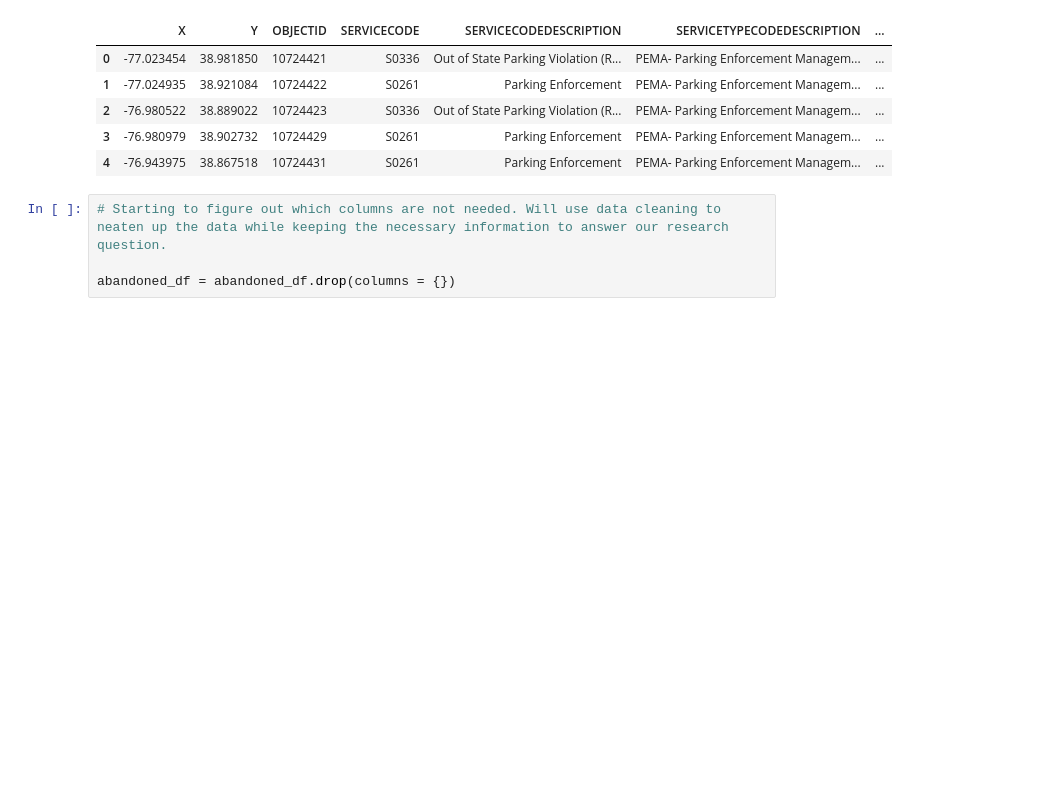
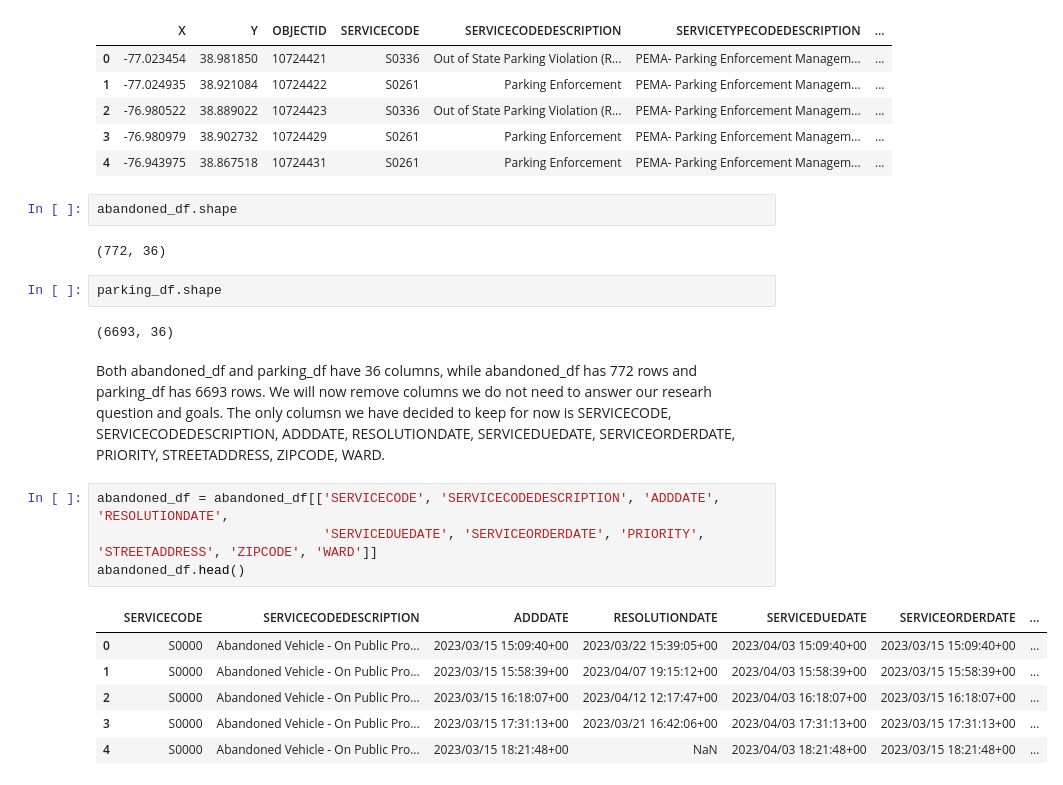
Before and after one commit to MarioVA1/INST447FinalProject, a Jupyter notebook: INST477_Final_Project.ipynb, the cells around one changed output. Drawn from its saved outputs; the diff is of its cells as text; blank space fills up the shorter version.

Commit message:
Getting started. Some cleaning steps.

```diff
--- a/INST477_Final_Project.ipynb
+++ b/INST477_Final_Project.ipynb
@@ -86,7 +86,24 @@ parking_df.head()
 | 2 | -76.980522 | 38.889022 | 10724423 | S0336 | Out of State Parking Violation (R... | PEMA- Parking Enforcement Managem... | ... |
 | 3 | -76.980979 | 38.902732 | 10724429 | S0261 | Parking Enforcement | PEMA- Parking Enforcement Managem... | ... |
 | 4 | -76.943975 | 38.867518 | 10724431 | S0261 | Parking Enforcement | PEMA- Parking Enforcement Managem... | ... |
-# %%
-# Starting to figure out which columns are not needed. Will use data cleaning to neaten up the data while keeping the necessary information to answer our research question.
-
-abandoned_df = abandoned_df.drop(columns = {})
+# %%
+abandoned_df.shape
+# %% [output]
+(772, 36)
+# %%
+parking_df.shape
+# %% [output]
+(6693, 36)
+# %% [markdown]
+Both abandoned_df and parking_df have 36 columns, while abandoned_df has 772 rows and parking_df has 6693 rows. We will now remove columns we do not need to answer our researh question and goals. The only columsn we have decided to keep for now is SERVICECODE, SERVICECODEDESCRIPTION, ADDDATE, RESOLUTIONDATE, SERVICEDUEDATE, SERVICEORDERDATE, PRIORITY, STREETADDRESS, ZIPCODE, WARD.
+# %%
+abandoned_df = abandoned_df[['SERVICECODE', 'SERVICECODEDESCRIPTION', 'ADDDATE', 'RESOLUTIONDATE',
+                             'SERVICEDUEDATE', 'SERVICEORDERDATE', 'PRIORITY', 'STREETADDRESS', 'ZIPCODE', 'WARD']]
+abandoned_df.head()
+# %% [output]
+|  | SERVICECODE | SERVICECODEDESCRIPTION | ADDDATE | RESOLUTIONDATE | SERVICEDUEDATE | SERVICEORDERDATE | ... |
+| 0 | S0000 | Abandoned Vehicle - On Public Pro... | 2023/03/15 15:09:40+00 | 2023/03/22 15:39:05+00 | 2023/04/03 15:09:40+00 | 2023/03/15 15:09:40+00 | ... |
+| 1 | S0000 | Abandoned Vehicle - On Public Pro... | 2023/03/15 15:58:39+00 | 2023/04/07 19:15:12+00 | 2023/04/03 15:58:39+00 | 2023/03/15 15:58:39+00 | ... |
+| 2 | S0000 | Abandoned Vehicle - On Public Pro... | 2023/03/15 16:18:07+00 | 2023/04/12 12:17:47+00 | 2023/04/03 16:18:07+00 | 2023/03/15 16:18:07+00 | ... |
+| 3 | S0000 | Abandoned Vehicle - On Public Pro... | 2023/03/15 17:31:13+00 | 2023/03/21 16:42:06+00 | 2023/04/03 17:31:13+00 | 2023/03/15 17:31:13+00 | ... |
+| 4 | S0000 | Abandoned Vehicle - On Public Pro... | 2023/03/15 18:21:48+00 | NaN | 2023/04/03 18:21:48+00 | 2023/03/15 18:21:48+00 | ... |
```
Also changed, not shown: parts of 11 cells of this notebook.
